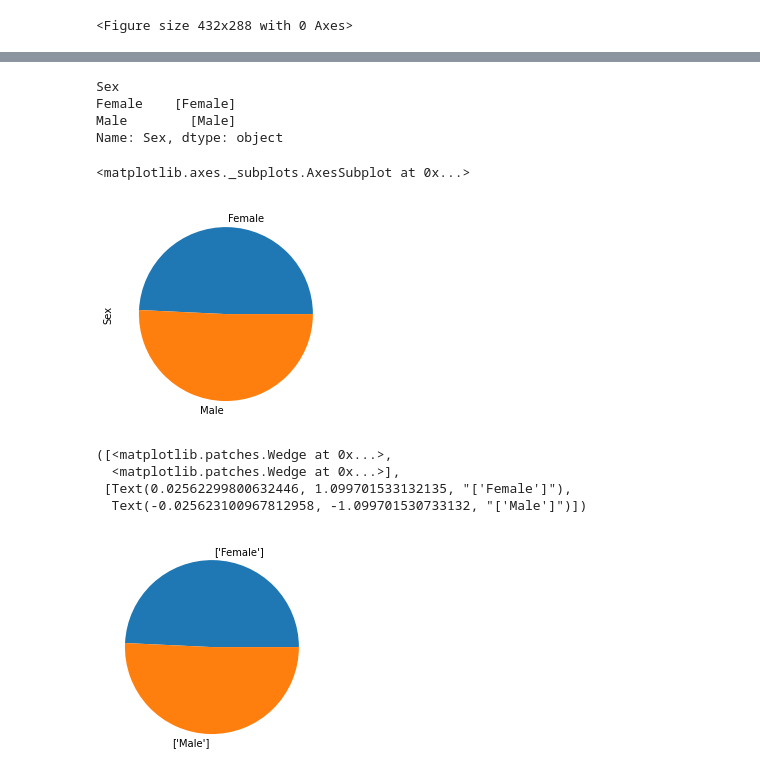
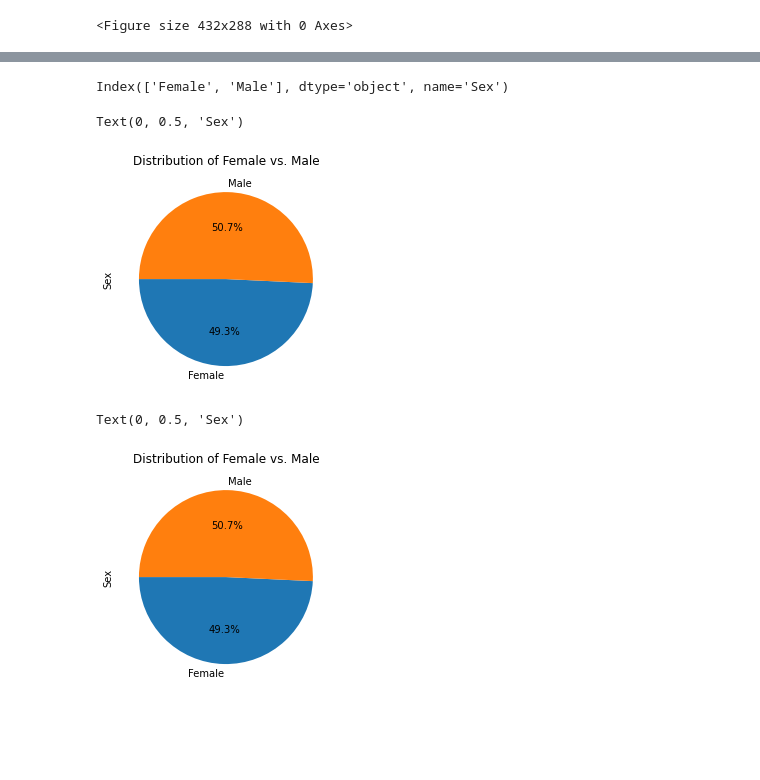
Before and after one commit to eliot1335/Pymaceuticals--Matplotlib-Visualization, a Jupyter notebook: Pymaceuticals/pymaceuticals.ipynb, the cells around one changed output, grey strips where cells are left out. Cells and saved outputs as stored; diff of their text form; code cells hidden in the pictures; blank space fills up the shorter version.

Commit message:
pie chart progress

```diff
--- a/Pymaceuticals/pymaceuticals.ipynb
+++ b/Pymaceuticals/pymaceuticals.ipynb
@@ -113,6 +113,6 @@ plt.tight_layout()
 <Figure size 432x288 with 0 Axes>
 # %%
 # groupby sex using cleaned data
-gender_df = cleaned_df.groupby("Sex")
-gender_df["Sex"].count()
+gender_df = cleaned_df.groupby("Sex").count()
+gender_df
 # %% [output]
@@ -123,22 +123,22 @@ Name: Sex, dtype: int64
-# %%
-gender_df["Sex"].unique()
-# %% [output]
-Sex
-Female    [Female]
-Male        [Male]
-Name: Sex, dtype: object
+# %%
+pie_label = gender_df.index
+pie_label
+# %% [output]
+Index(['Female', 'Male'], dtype='object', name='Sex')
 # %%
 # Generate a pie plot showing the distribution of female versus male mice using pandas
-gender_df["Sex"].count().plot(kind="pie")
+gender_df["Mouse ID"].plot(kind="pie", autopct="%1.1f%%", startangle=180)
+plt.title("Distribution of Female vs. Male")
+plt.ylabel("Sex")
 # %% [output]
-<matplotlib.axes._subplots.AxesSubplot at 0x...>
+Text(0, 0.5, 'Sex')
-[figure, old version]
+[figure, new version]
 # %%
 # Generate a pie plot showing the distribution of female versus male mice using pyplot
-plt.pie(gender_df["Sex"].count(), labels=gender_df["Sex"].unique())
+# Or maybe just go ahead and use ["female", "male"] for label
+plt.pie(gender_df["Mouse ID"], labels=pie_label, autopct="%1.1f%%", startangle=180)
+plt.title("Distribution of Female vs. Male")
+plt.ylabel("Sex")
 # %% [output]
-([<matplotlib.patches.Wedge at 0x...>,
-  <matplotlib.patches.Wedge at 0x...>],
- [Text(0.02562299800632446, 1.099701533132135, "['Female']"),
-  Text(-0.025623100967812958, -1.099701530733132, "['Male']")])
+Text(0, 0.5, 'Sex')
-[figure, old version]
+[figure, new version]
```
Also changed, not shown: parts of 9 cells of this notebook.
